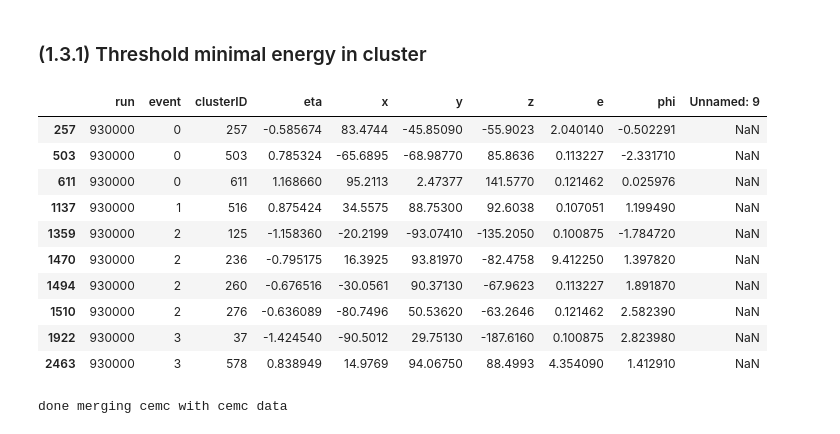
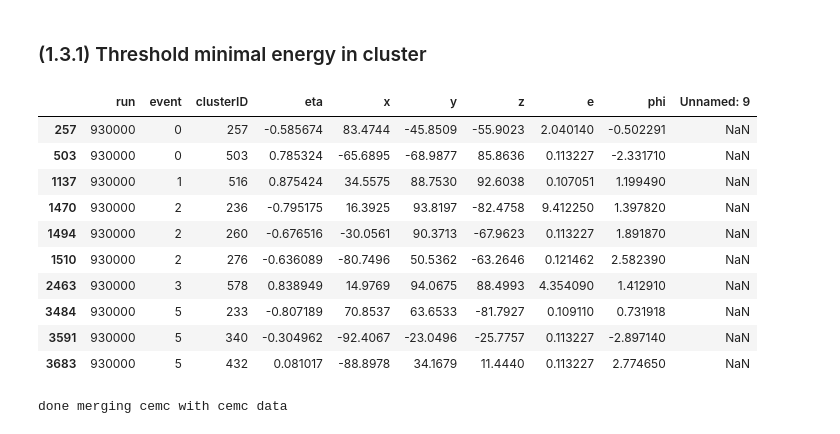
Before and after one commit to erezcoh4/ECCE_ElectronPionPID, a Jupyter notebook: pion_contamination/Distributions-2.ipynb, the cells around one changed output. Cells and saved outputs as stored; diff of their text form; code cells hidden in the pictures.

```diff
--- a/pion_contamination/Distributions-2.ipynb
+++ b/pion_contamination/Distributions-2.ipynb
@@ -69,22 +69,26 @@ To obtain reconstructed momentum information
 ### (1.3.1) Threshold minimal energy in cluster
 # %%
 EclusterMin = 0.1 # GeV
+eta_min     = -0.88
+eta_max     = 0.88
 # %%
-e_data['cemc'] = e_data['cemc'][e_data['cemc']['e']>EclusterMin]
-pi_data['cemc'] = pi_data['cemc'][pi_data['cemc']['e']>EclusterMin]
+e_data['cemc']  = e_data['cemc'] [(e_data['cemc']['e']>EclusterMin)
+                                  & (eta_min <= e_data['cemc']['eta'])  & (e_data['cemc']['eta'] <= eta_max)]
+pi_data['cemc'] = pi_data['cemc'][(pi_data['cemc']['e']>EclusterMin)
+                                  & (eta_min <= pi_data['cemc']['eta']) & (pi_data['cemc']['eta'] <= eta_max)]
 e_data['cemc'][0:10]
 # %% [output]
 |  | run | event | clusterID | eta | x | y | z | e | phi | Unnamed: 9 |
-| 257 | 930000 | 0 | 257 | -0.585674 | 83.4744 | -45.85090 | -55.9023 | 2.040140 | -0.502291 | NaN |
-| 503 | 930000 | 0 | 503 | 0.785324 | -65.6895 | -68.98770 | 85.8636 | 0.113227 | -2.331710 | NaN |
-| 611 | 930000 | 0 | 611 | 1.168660 | 95.2113 | 2.47377 | 141.5770 | 0.121462 | 0.025976 | NaN |
-| 1137 | 930000 | 1 | 516 | 0.875424 | 34.5575 | 88.75300 | 92.6038 | 0.107051 | 1.199490 | NaN |
-| 1359 | 930000 | 2 | 125 | -1.158360 | -20.2199 | -93.07410 | -135.2050 | 0.100875 | -1.784720 | NaN |
-| 1470 | 930000 | 2 | 236 | -0.795175 | 16.3925 | 93.81970 | -82.4758 | 9.412250 | 1.397820 | NaN |
-| 1494 | 930000 | 2 | 260 | -0.676516 | -30.0561 | 90.37130 | -67.9623 | 0.113227 | 1.891870 | NaN |
-| 1510 | 930000 | 2 | 276 | -0.636089 | -80.7496 | 50.53620 | -63.2646 | 0.121462 | 2.582390 | NaN |
-| 1922 | 930000 | 3 | 37 | -1.424540 | -90.5012 | 29.75130 | -187.6160 | 0.100875 | 2.823980 | NaN |
-| 2463 | 930000 | 3 | 578 | 0.838949 | 14.9769 | 94.06750 | 88.4993 | 4.354090 | 1.412910 | NaN |
+| 257 | 930000 | 0 | 257 | -0.585674 | 83.4744 | -45.8509 | -55.9023 | 2.040140 | -0.502291 | NaN |
+| 503 | 930000 | 0 | 503 | 0.785324 | -65.6895 | -68.9877 | 85.8636 | 0.113227 | -2.331710 | NaN |
+| 1137 | 930000 | 1 | 516 | 0.875424 | 34.5575 | 88.7530 | 92.6038 | 0.107051 | 1.199490 | NaN |
+| 1470 | 930000 | 2 | 236 | -0.795175 | 16.3925 | 93.8197 | -82.4758 | 9.412250 | 1.397820 | NaN |
+| 1494 | 930000 | 2 | 260 | -0.676516 | -30.0561 | 90.3713 | -67.9623 | 0.113227 | 1.891870 | NaN |
+| 1510 | 930000 | 2 | 276 | -0.636089 | -80.7496 | 50.5362 | -63.2646 | 0.121462 | 2.582390 | NaN |
+| 2463 | 930000 | 3 | 578 | 0.838949 | 14.9769 | 94.0675 | 88.4993 | 4.354090 | 1.412910 | NaN |
+| 3484 | 930000 | 5 | 233 | -0.807189 | 70.8537 | 63.6533 | -81.7927 | 0.109110 | 0.731918 | NaN |
+| 3591 | 930000 | 5 | 340 | -0.304962 | -92.4067 | -23.0496 | -25.7757 | 0.113227 | -2.897140 | NaN |
+| 3683 | 930000 | 5 | 432 | 0.081017 | -88.8978 | 34.1679 | 11.4440 | 0.113227 | 2.774650 | NaN |
 # %%
 elec_data,pion_data = dict(),dict()
 for filelabel in ['cemc']:
```
Also changed, not shown: parts of 4 cells of this notebook.
